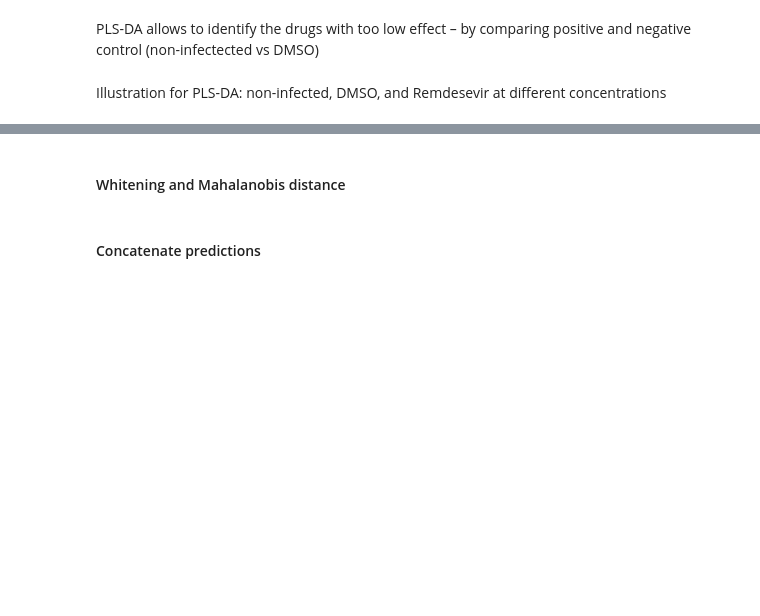
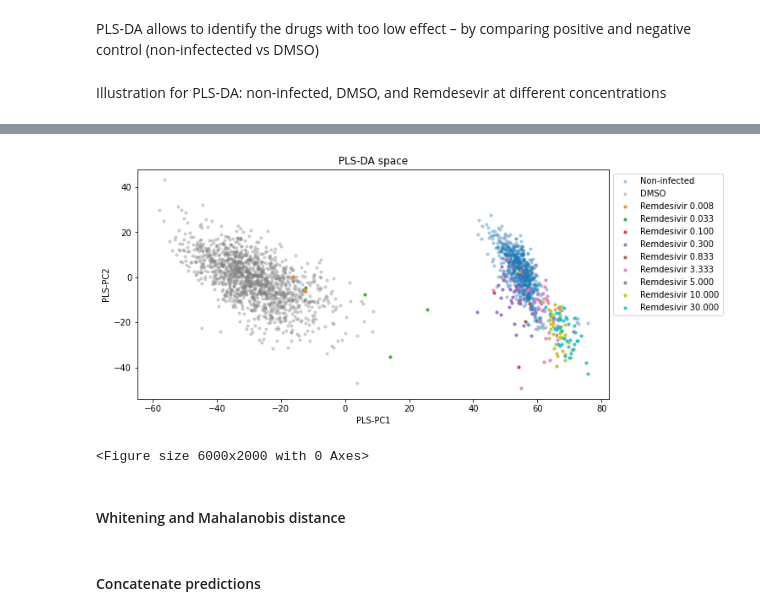
Before and after one commit to REMEDI4ALL/covid19, a Jupyter notebook: RankByDistance.ipynb, the cells around one changed output, grey strips where cells are left out. Drawn from its saved outputs; the diff is of its cells as text; code cells hidden in the pictures; blank space fills up the shorter version.

Commit message:
change data folder and figure size

```diff
--- a/RankByDistance.ipynb
+++ b/RankByDistance.ipynb
@@ -7,10 +7,11 @@ from sklearn.cross_decomposition import PLSRegression
 
 import matplotlib.pyplot as plt
 %matplotlib inline
+plt.rcParams['figure.figsize'] = [10, 5]
 # %% [markdown]
 #### Read the dataset
 # %%
-df = pd.read_parquet('datasetForPLS-DA.parquet')
+df = pd.read_parquet('../data/covid19/datasetForPLS-DA.parquet')
 dfContr = df[df['batch_id'].isin(['DMSO', 'non-inf'])].copy() # select wells with DMSO in infected and noninfected cells
 dfContr.reset_index(inplace=True, drop=True)
 # %% [markdown]
@@ -226,5 +227,9 @@ plt.xlabel("PLS-PC1")
 plt.ylabel("PLS-PC2")
 plt.title("PLS-DA space")
 plt.legend(bbox_to_anchor=(1, 1))
+#plt.rcParams['figure.figsize'] = [20, 10]
+#plt.rcParams['figure.figsize'] = [12, 8]
+#plt.rcParams['figure.dpi'] = 200 # 200 e.g. is really fine, but slower
+plt.figure(figsize=(30,10), dpi= 200, facecolor='w', edgecolor='k')
 plt.show()
 # %% [output]
@@ -232,3 +236,5 @@ plt.show()
+[figure, added]
+<Figure size 6000x2000 with 0 Axes>
 # %% [markdown]
 #### Whitening and Mahalanobis distance
 # %%
```
Also changed, not shown: parts of 7 cells of this notebook.
